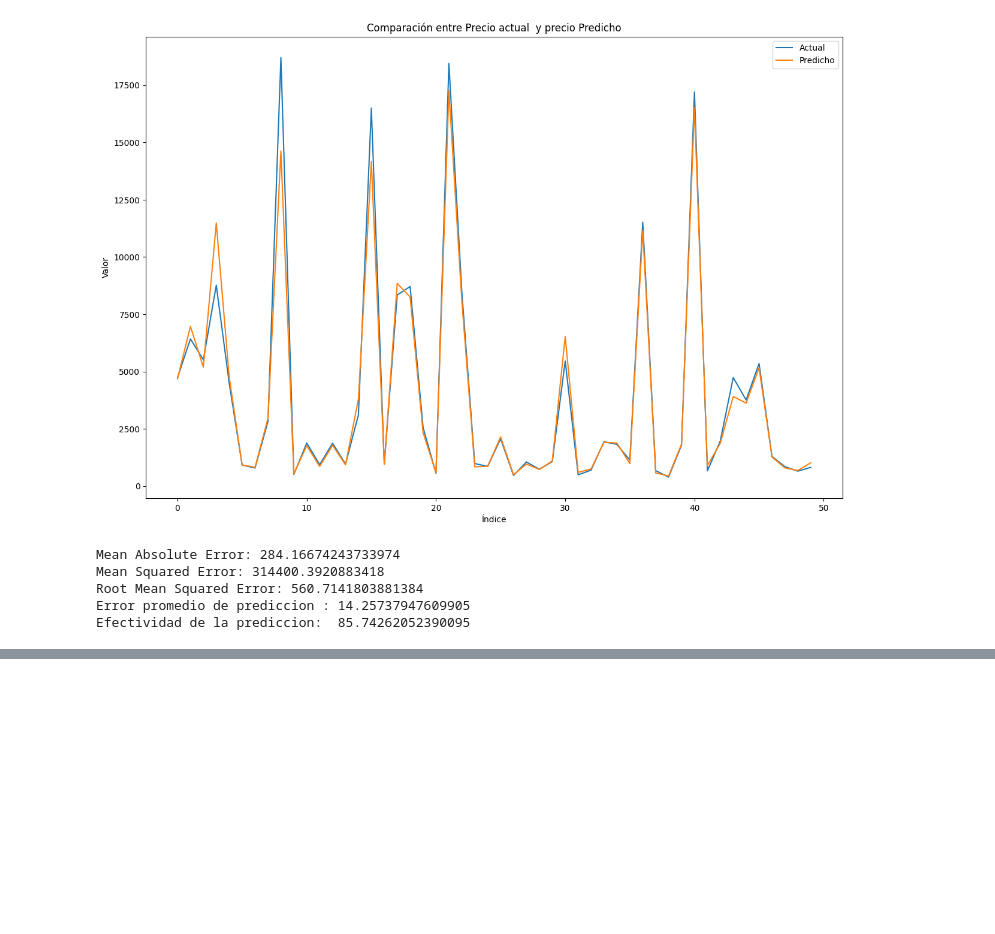
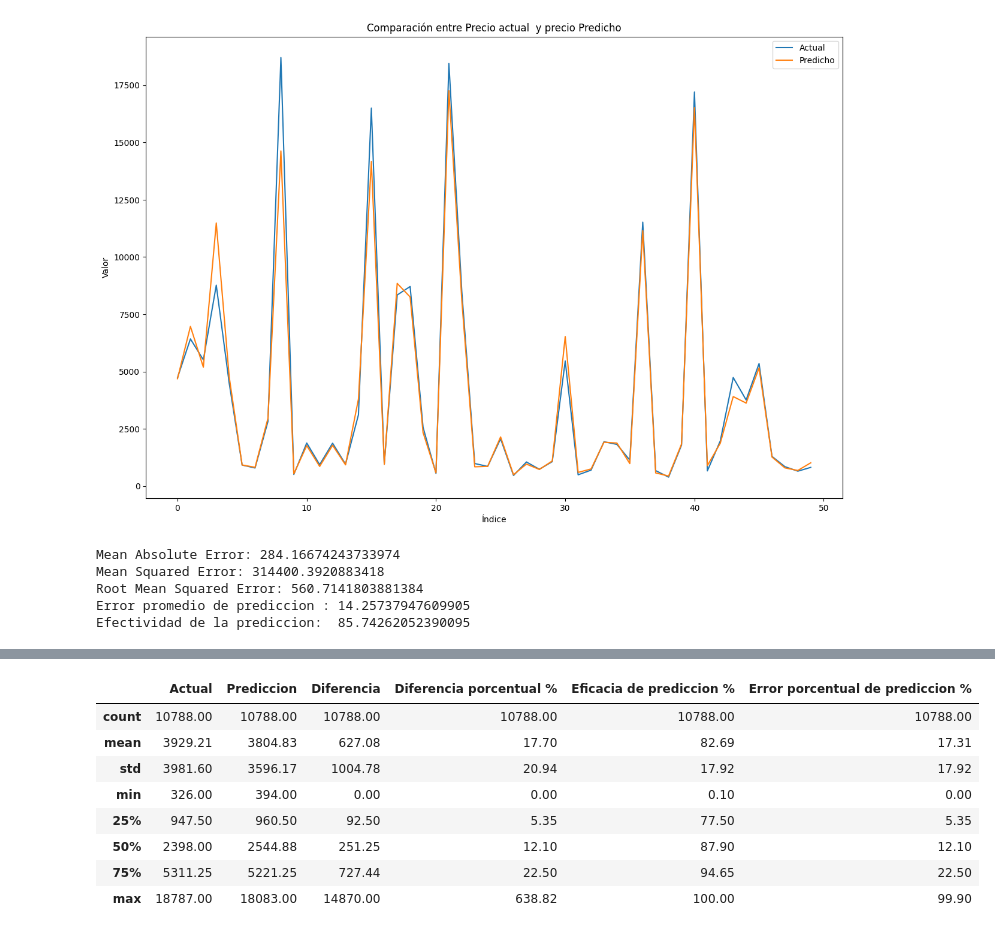
Before and after one commit to Lorenzomar4/ParadigmasDeProgramacionUnsam-tps, a Jupyter notebook: TP1 sin regresion con soporte vectorial.ipynb, the cells around one changed output, grey strips where cells are left out. Saved outputs shown, nothing was run; the diff lists cells and outputs as text; code cells hidden in the pictures; blank space fills up the shorter version.

```diff
--- a/TP1 sin regresion con soporte vectorial.ipynb
+++ b/TP1 sin regresion con soporte vectorial.ipynb
@@ -903,0 +944,12 @@ Efectividad de la prediccion:  85.74262052390095
+# %%
+algoPredicccion.resultadoDeEntrenamiento().describe()
+# %% [output]
+|  | Actual | Prediccion | Diferencia | Diferencia porcentual % | Eficacia de prediccion % | Error porcentual de prediccion % |
+| count | 10788.00 | 10788.00 | 10788.00 | 10788.00 | 10788.00 | 10788.00 |
+| mean | 3929.21 | 3804.83 | 627.08 | 17.70 | 82.69 | 17.31 |
+| std | 3981.60 | 3596.17 | 1004.78 | 20.94 | 17.92 | 17.92 |
+| min | 326.00 | 394.00 | 0.00 | 0.00 | 0.10 | 0.00 |
+| 25% | 947.50 | 960.50 | 92.50 | 5.35 | 77.50 | 5.35 |
+| 50% | 2398.00 | 2544.88 | 251.25 | 12.10 | 87.90 | 12.10 |
+| 75% | 5311.25 | 5221.25 | 727.44 | 22.50 | 94.65 | 22.50 |
+| max | 18787.00 | 18083.00 | 14870.00 | 638.82 | 100.00 | 99.90 |
```
Also changed, not shown: parts of 8 cells of this notebook, 1 other file.
